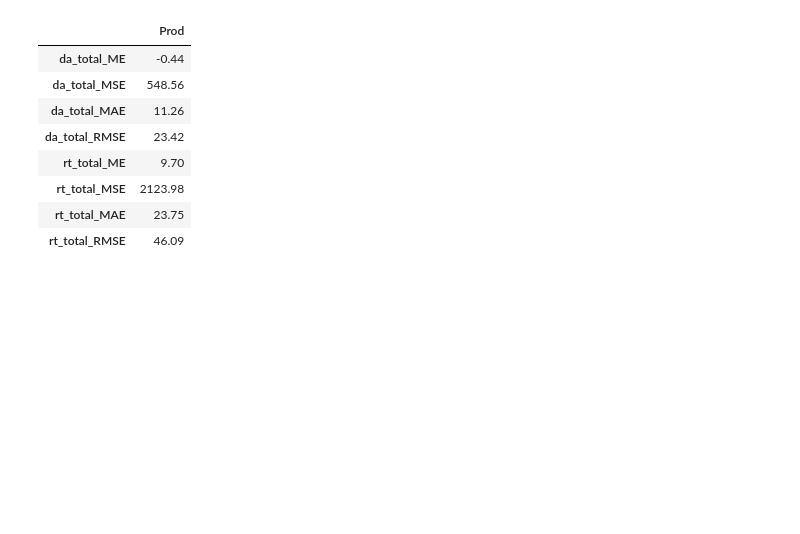
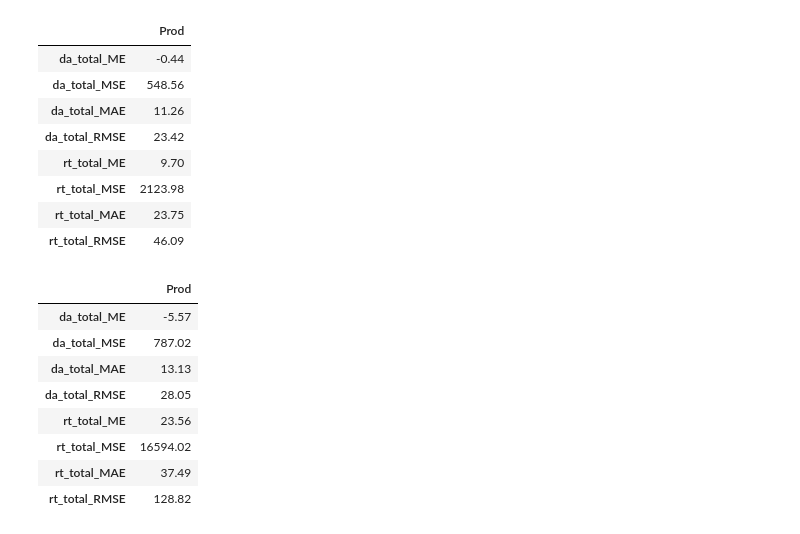
Before and after one commit to qingcheng-rgb/Qingcheng, a Jupyter notebook: QCTest/Backtester.ipynb, the cells around one changed output. Cells and saved outputs as stored; diff of their text form; code cells hidden in the pictures; blank space fills up the shorter version.

```diff
--- a/QCTest/Backtester.ipynb
+++ b/QCTest/Backtester.ipynb
@@ -757,5 +1215,6 @@ print(str(datetime.now()))
     df = bigquery_functions.download_df_from_bq(f"SELECT * FROM `{predict_table[0]}`")
     return df
 # %%
-dataframe = run_in_kubernetes([["2026-02-01",8]], NN_training_module_shuffle)
+# dataframe = run_in_kubernetes([["2026-02-01",8]], NN_training_module_shuffle)
+dataframe = run_in_kubernetes([["2026-02-01",8]], NN_training_module_no_shuffle)
 # %% [output]
@@ -792,3 +1251,15 @@ get_metrics(dataframe)
 | rt_total_MSE | 2123.98 |
 | rt_total_MAE | 23.75 |
 | rt_total_RMSE | 46.09 |
+# %%
+get_metrics(dataframe)
+# %% [output]
+|  | Prod |
+| da_total_ME | -5.57 |
+| da_total_MSE | 787.02 |
+| da_total_MAE | 13.13 |
+| da_total_RMSE | 28.05 |
+| rt_total_ME | 23.56 |
+| rt_total_MSE | 16594.02 |
+| rt_total_MAE | 37.49 |
+| rt_total_RMSE | 128.82 |
```
Also changed, not shown: parts of 4 cells of this notebook, 2 other files.
